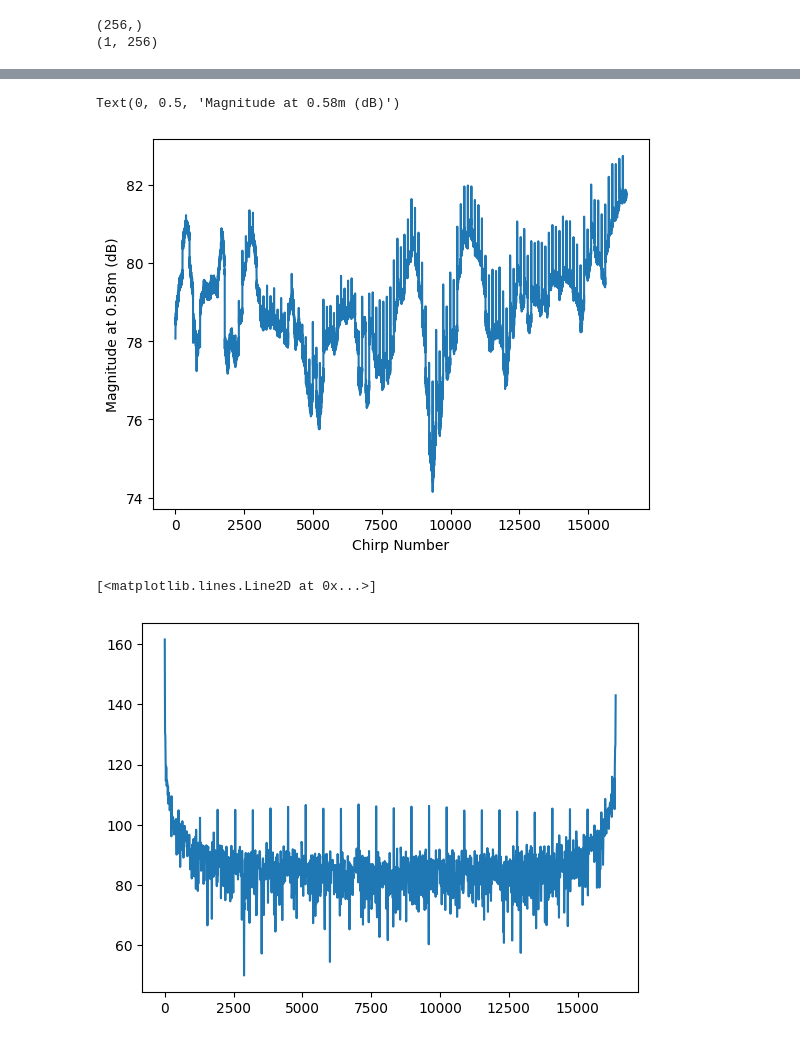
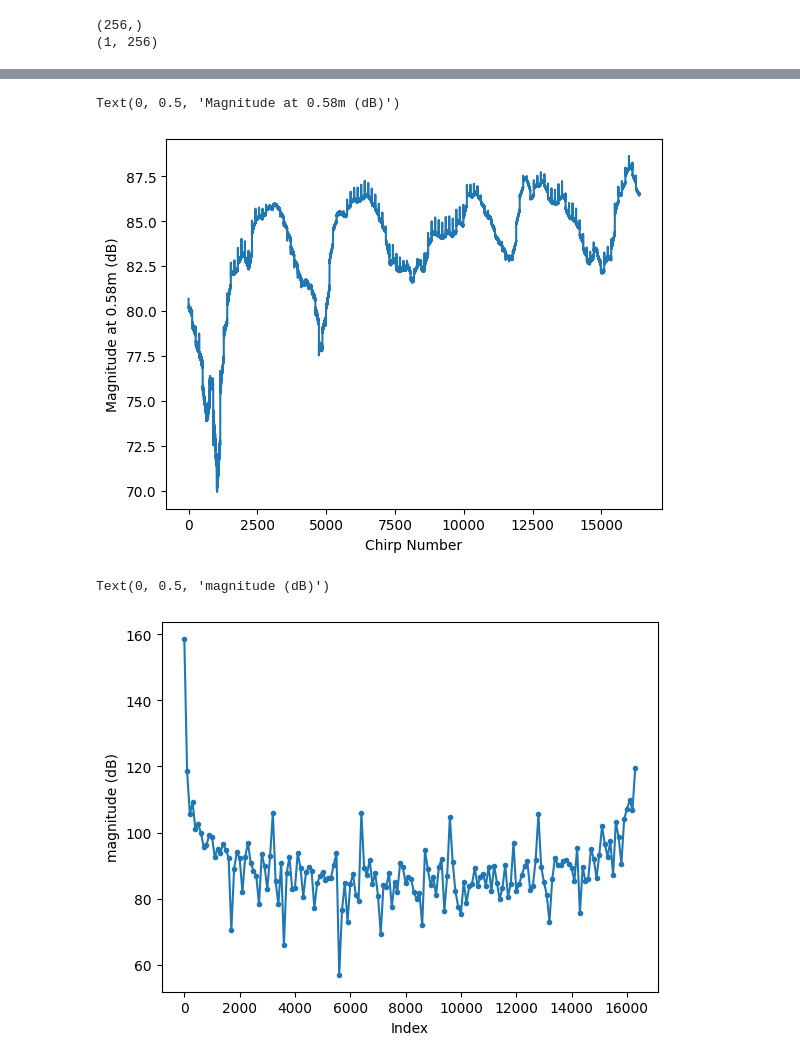
Before and after one commit to manavjeetsingh/mmWaveDataExtraction, a Jupyter notebook: rawDataProcessing.ipynb, the cells around one changed output, grey strips where cells are left out. Cells and saved outputs as stored; diff of their text form; code cells hidden in the pictures.

```diff
--- a/rawDataProcessing.ipynb
+++ b/rawDataProcessing.ipynb
@@ -90,10 +90,10 @@ def read_dca1000(file_name, num_adc_samples = 256, num_adc_bits = 16, num_rx = 4
 # print(radar_data.shape)
 # %%
 # fileName="Sitting1Tx1Rx/static_sitting2.bin"
-# fileName="Sitting1Tx1Rx/static_sitting3_Raw_0.bin"
-fileName="Sitting1Tx1Rx/static_sitting_no_breathing4.bin"
+# fileName="Sitting1Tx1Rx/static_sitting2_Raw_0.bin"
+# fileName="Sitting1Tx1Rx/static_sitting_no_breathing3.bin"
 # fileName="Sitting1Tx1Rx/nothing.bin"
-# fileName="Sitting1Tx1Rx/static_sitting_heavy_breathing2.bin"
+fileName="Sitting1Tx1Rx/static_sitting_heavy_breathing2.bin"
 dca_out=read_dca1000(fileName, num_rx=1)
 # %%
 # Time domain
@@ -205,7 +205,7 @@ def rangeFFT(signal, plot=False):
         plt.title('Magnitude Spectrum (Range Profile)')
         # plt.xlabel('Frequency (Hz) / Range Bins')
         plt.xlabel('Distances (m)')
-        plt.ylabel('Magnitude [dBFS]')
+        plt.ylabel('Magnitude (dB)')
         plt.xticks(np.arange(0,range_max,5))
         plt.grid(True)
         plt.axvline(x=0.6, color='r', linestyle='--', alpha=0.5)
@@ -215,8 +215,13 @@ def rangeFFT(signal, plot=False):
 magAt58cm=[]
 sigAt58cm=[]
 distances_all=[]
+rangeFFTAcrossChirps=np.zeros([samples_per_chirp,len(dca_out[0])//samples_per_chirp],dtype=np.complex128)
 for chirp_no in range(len(dca_out[0])//samples_per_chirp):
-    fft_signal, fft_magnitude, distances=rangeFFT(dca_out[0][chirp_no*256:(chirp_no+1)*256], plot=False)
+    if chirp_no==0:
+        fft_signal, fft_magnitude, distances=rangeFFT(dca_out[0][chirp_no*256:(chirp_no+1)*256], plot=True)
+    else:
+        fft_signal, fft_magnitude, distances=rangeFFT(dca_out[0][chirp_no*256:(chirp_no+1)*256], plot=False)
+    rangeFFTAcrossChirps[:,chirp_no]=fft_signal
     sigAt58cm.append(fft_signal[3])
     magAt58cm.append(fft_magnitude[3])
     distances_all.append(distances[3])
@@ -245,10 +252,11 @@ array([ 0.        ,  0.19542976,  0.39085952,  0.58628927,  0.78171903,
 # %%
-plt.plot(np.arange(len(magAt58cm)),magAt58cm)
+plt.plot(np.arange(rangeFFTAcrossChirps.shape[1]),magnitude_db(rangeFFTAcrossChirps[3,:]))
+# plt.plot(np.arange(len(magAt58cm)),magAt58cm)
 plt.xlabel('Chirp Number')
 plt.ylabel('Magnitude at 0.58m (dB)')
 # %% [output]
 Text(0, 0.5, 'Magnitude at 0.58m (dB)')
-[figure, old version]
+[figure, new version]
 # %%
 # def dopFFT(signal, plot=False):
 #     global range_max
@@ -278,10 +286,14 @@ Text(0, 0.5, 'Magnitude at 0.58m (dB)')
 #         plt.axvline(x=0.6, color='r', linestyle='--', alpha=0.5)
 #         plt.show()
 #     return y, fft_magnitude, distances
-
-dop_fft=np.fft.fft(sigAt58cm)
-skip=10
-plt.plot(np.arange(len(dop_fft)/skip)*skip,magnitude_db(dop_fft)[::skip])
+window = np.hanning(num_chirps)
+dop_all_fft=np.fft.fft(rangeFFTAcrossChirps * window,axis=1)
+dop_fft=dop_all_fft[3,:]
+skip=100
+plt.plot(np.arange(len(dop_fft)/skip)*skip,magnitude_db(dop_fft)[::skip],'.-')
+# plt.plot(np.arange(len(dop_fft)/skip)*skip,dop_fft[::skip],'.-')
+plt.xlabel("Index")
+plt.ylabel("magnitude (dB)")
 # %% [output]
-[<matplotlib.lines.Line2D at 0x...>]
+Text(0, 0.5, 'magnitude (dB)')
-[figure, old version]
+[figure, new version]
```
Also changed, not shown: parts of 7 cells of this notebook, 13 other files.
